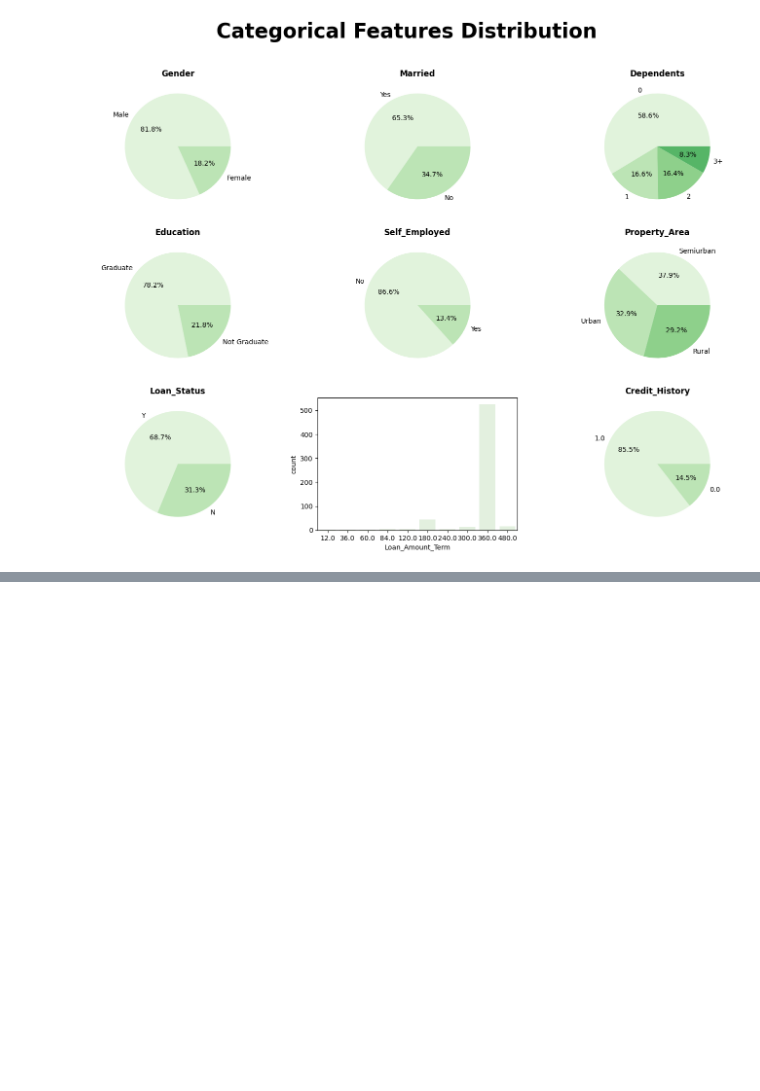
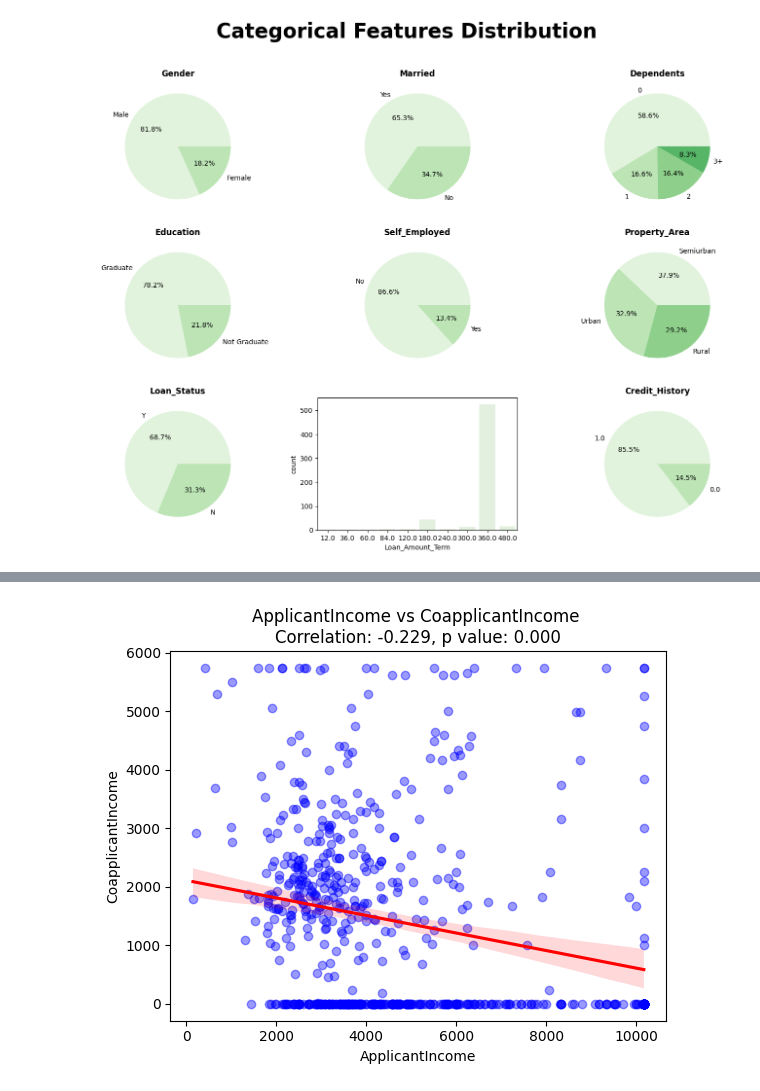
Before and after one commit to dekpo23/Home_Loan_Exploratory_Data_Analysis, a Jupyter notebook: Exploratory_Data_Analysis_On_Home_Loans.ipynb, the cells around one changed output, grey strips where cells are left out. Drawn from its saved outputs; the diff is of its cells as text; code cells hidden in the pictures; blank space fills up the shorter version.

```diff
--- a/Exploratory_Data_Analysis_On_Home_Loans.ipynb
+++ b/Exploratory_Data_Analysis_On_Home_Loans.ipynb
@@ -319,0 +396,4 @@ for i in range(3):
+# %%
+reg_plot(train_copy, "ApplicantIncome", "CoapplicantIncome")
+# %% [output]
+[figure, added]
```
Also changed, not shown: parts of 15 cells of this notebook.
